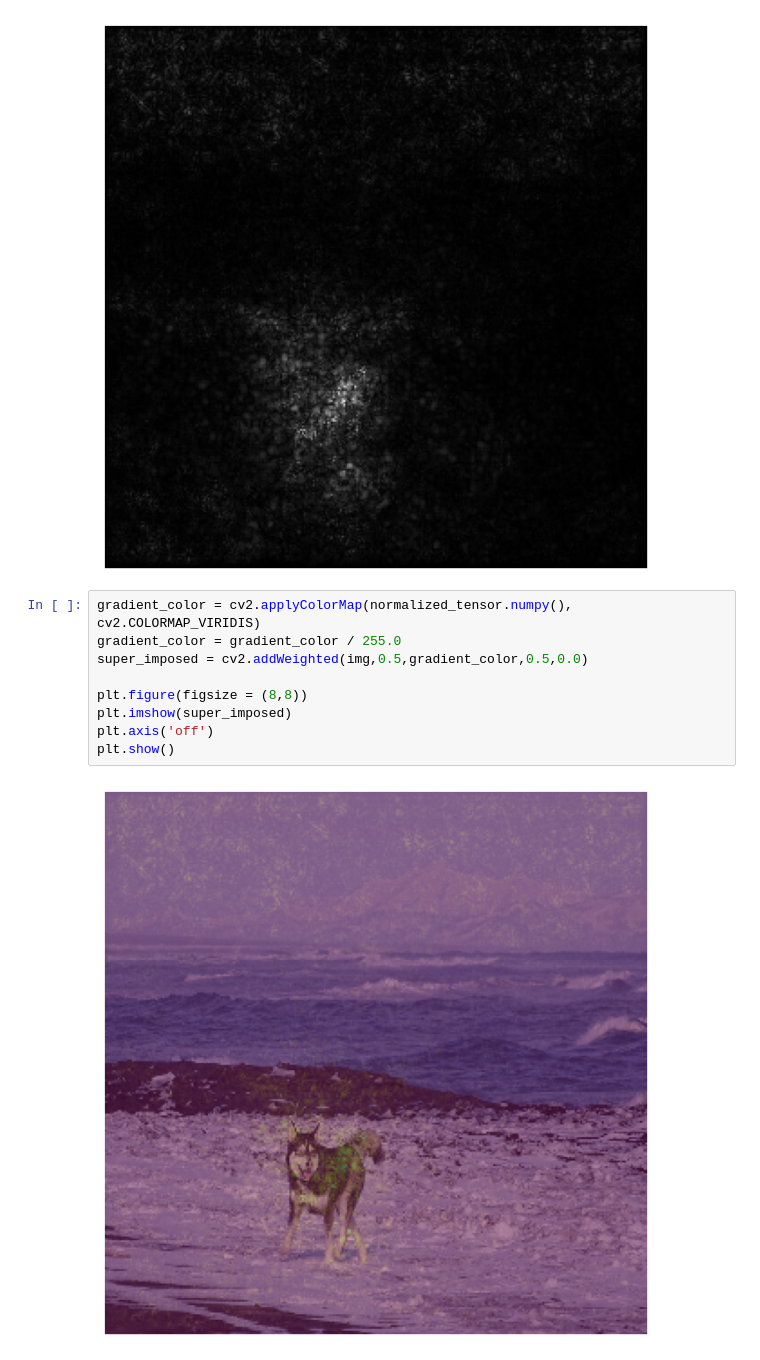
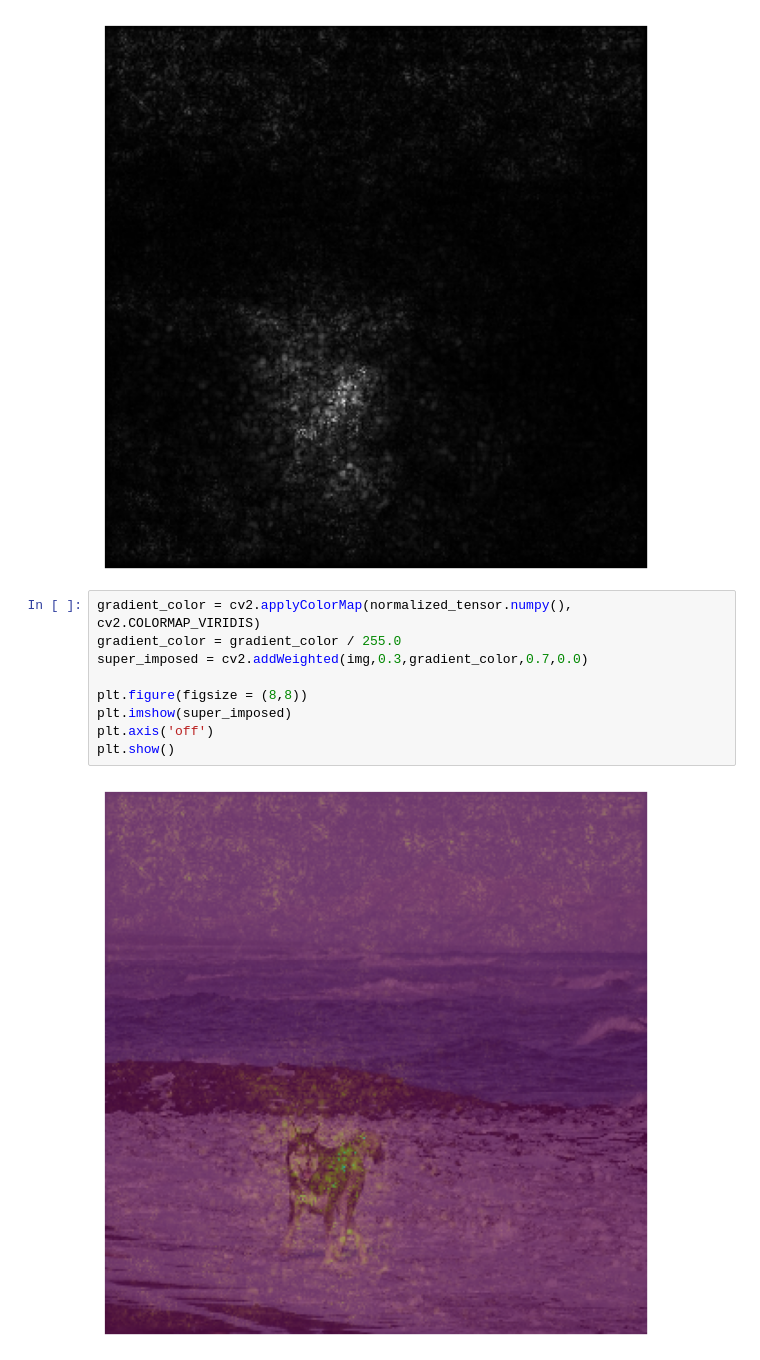
Before and after one commit to yeesem/Advanced-Tensorflow-Specialization, a Jupyter notebook: Saliency_Map.ipynb, the cells around one changed output. Cells and saved outputs as stored; diff of their text form.

```diff
--- a/Saliency_Map.ipynb
+++ b/Saliency_Map.ipynb
@@ -159,11 +159,11 @@ plt.show()
 # %%
 gradient_color = cv2.applyColorMap(normalized_tensor.numpy(), cv2.COLORMAP_VIRIDIS)
 gradient_color = gradient_color / 255.0
-super_imposed = cv2.addWeighted(img,0.5,gradient_color,0.5,0.0)
+super_imposed = cv2.addWeighted(img,0.3,gradient_color,0.7,0.0)
 
 plt.figure(figsize = (8,8))
 plt.imshow(super_imposed)
 plt.axis('off')
 plt.show()
 # %% [output]
-[figure, old version]
+[figure, new version]
```
